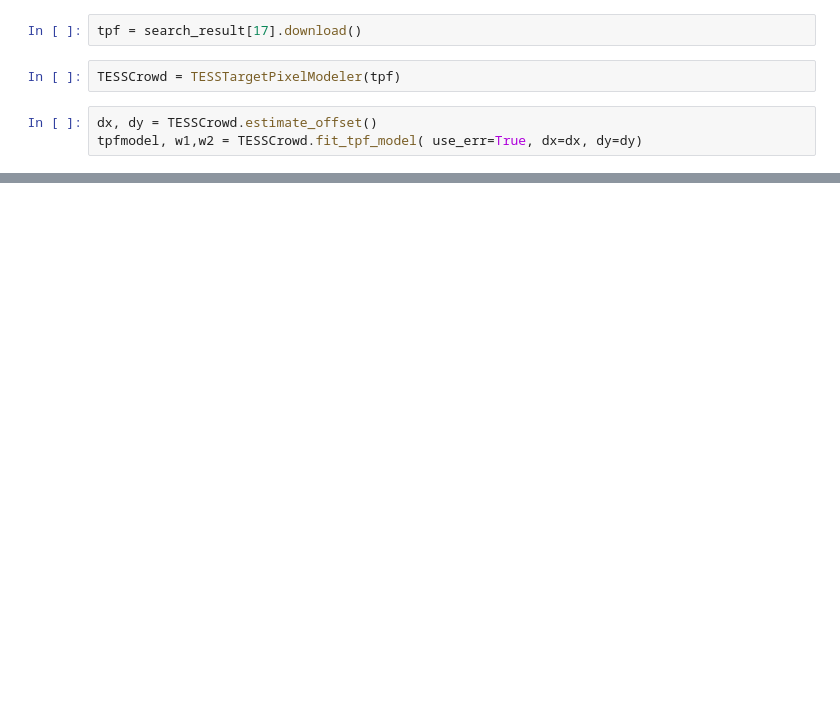
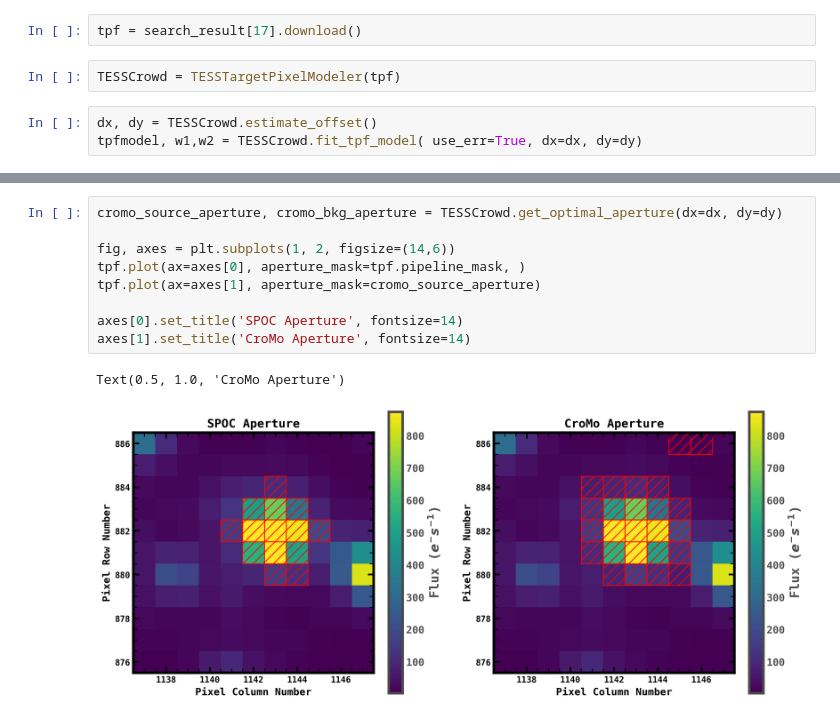
Before and after one commit to robertfwilson/TESSphomo, a Jupyter notebook: notebooks/TESSCroMo_Example.ipynb, the cells around one changed output, grey strips where cells are left out. Saved outputs shown, nothing was run; the diff lists cells and outputs as text; blank space fills up the shorter version.

```diff
--- a/notebooks/TESSCroMo_Example.ipynb
+++ b/notebooks/TESSCroMo_Example.ipynb
@@ -19,0 +50,12 @@ TESSCrowd.get_contamination_ratio(aperture=tpf.pipeline_mask)
+# %%
+cromo_source_aperture, cromo_bkg_aperture = TESSCrowd.get_optimal_aperture(dx=dx, dy=dy)
+
+fig, axes = plt.subplots(1, 2, figsize=(14,6))
+tpf.plot(ax=axes[0], aperture_mask=tpf.pipeline_mask, )
+tpf.plot(ax=axes[1], aperture_mask=cromo_source_aperture)
+
+axes[0].set_title('SPOC Aperture', fontsize=14)
+axes[1].set_title('CroMo Aperture', fontsize=14)
+# %% [output]
+Text(0.5, 1.0, 'CroMo Aperture')
+[figure, added]
```
Also changed, not shown: parts of 3 cells of this notebook.
